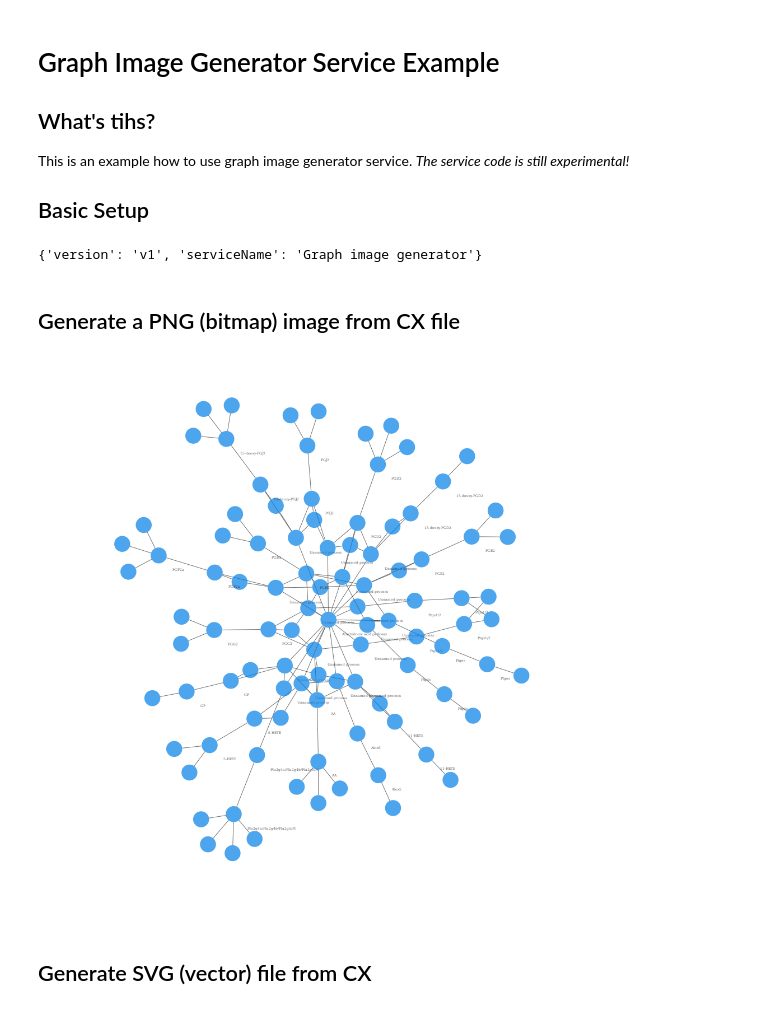
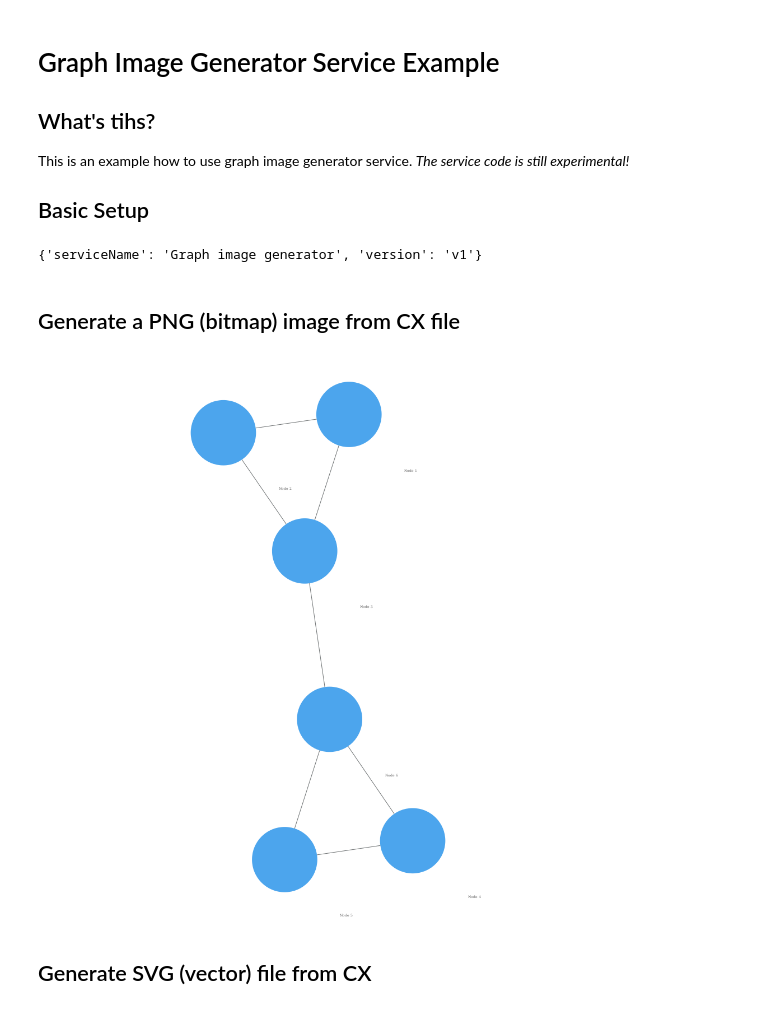
Before and after one commit to cytoscape-ci/image-generator, a Jupyter notebook: notebooks/ImageServiceTest.ipynb, the cells around one changed output. Drawn from its saved outputs; the diff is of its cells as text; code cells hidden in the pictures.

```diff
--- a/notebooks/ImageServiceTest.ipynb
+++ b/notebooks/ImageServiceTest.ipynb
@@ -16,8 +16,8 @@ from IPython.display import (
 )
 
 # This is your service IP address.  You need to modify this!
-BASE = 'http://192.168.99.100:5000/'
-# BASE = 'http://52.35.133.2:5000/'
+# BASE = 'http://192.168.99.100:5000/'
+BASE = 'http://52.35.133.2:5000/'
 
 # Check server is actually working
 res = requests.get(BASE)
@@ -28,15 +28,15 @@ def post_file(url, file_name):
     with open(file_name, 'r') as f:
         return requests.post(url, data=f)
 # %% [output]
-{'version': 'v1', 'serviceName': 'Graph image generator'}
+{'serviceName': 'Graph image generator', 'version': 'v1'}
 # %% [markdown]
 ## Generate a PNG (bitmap) image from CX file
 # %%
 bitmap_image_url = BASE + 'image'
-res = post_file(bitmap_image_url, 'cx1.json')
+res = post_file(bitmap_image_url, './example1.cx')
 Image(data=res.content)
 # %% [output]
-[figure, old version]
+[figure, new version]
 # %% [markdown]
 ## Generate SVG (vector) file from CX
 # %%
```
Also changed, not shown: parts of 2 cells of this notebook, 1 other file.
